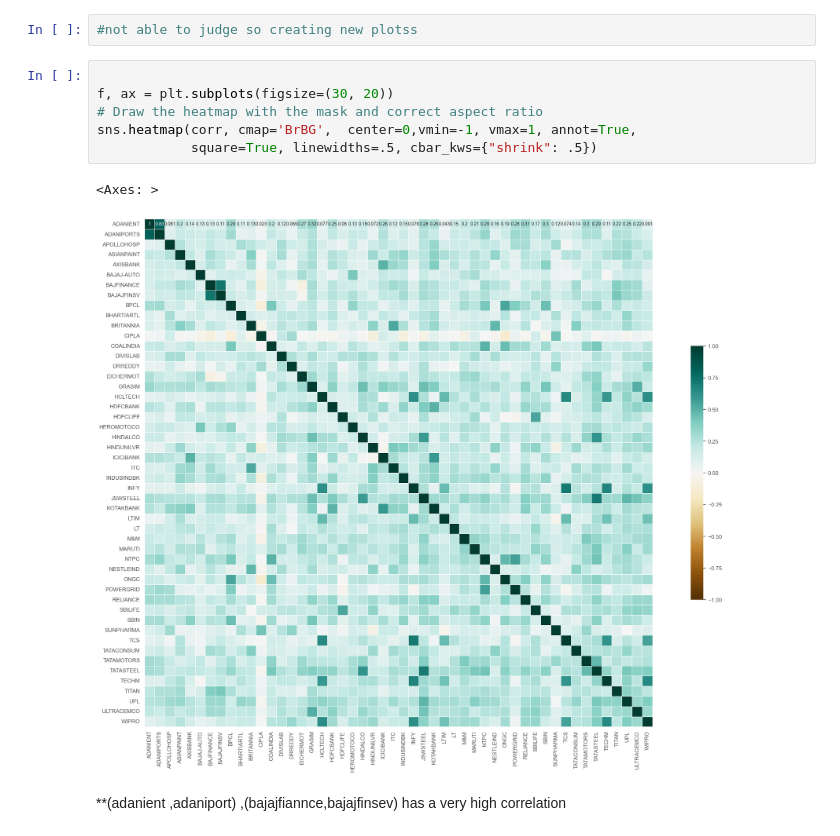
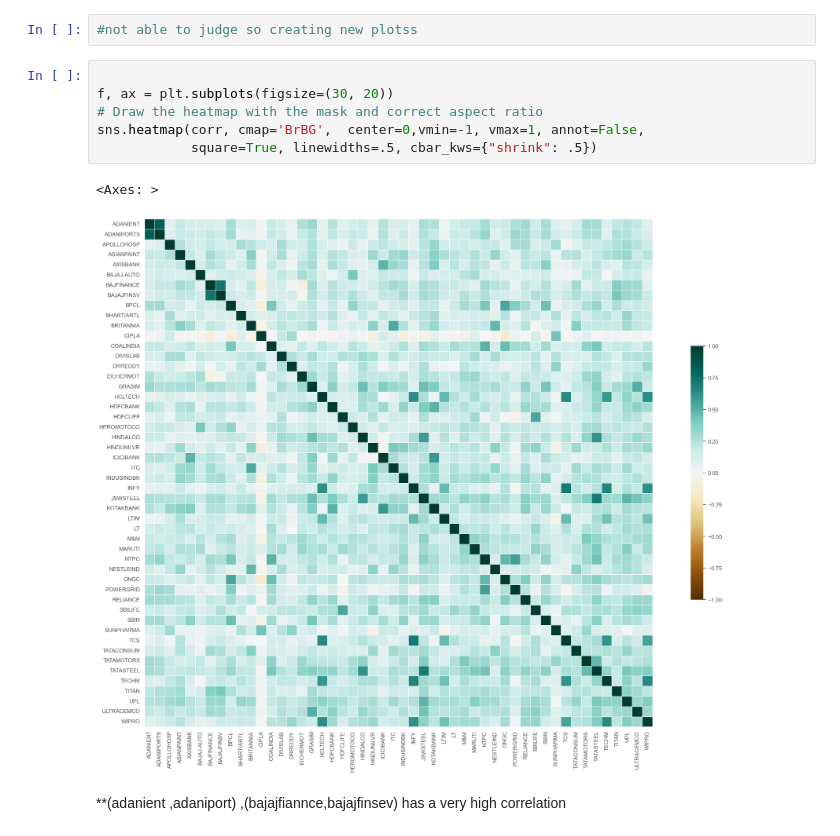
Before and after one commit to Ayush-sacri/Stock-Analysis, a Jupyter notebook: Stock-Analysis.ipynb, the cells around one changed output. Cells and saved outputs as stored; diff of their text form.

```diff
--- a/Stock-Analysis.ipynb
+++ b/Stock-Analysis.ipynb
@@ -175,12 +175,12 @@ sns.heatmap(corr)
 # %%
 
 f, ax = plt.subplots(figsize=(30, 20))
 # Draw the heatmap with the mask and correct aspect ratio
-sns.heatmap(corr, cmap='BrBG',  center=0,vmin=-1, vmax=1, annot=True,
+sns.heatmap(corr, cmap='BrBG',  center=0,vmin=-1, vmax=1, annot=False,
             square=True, linewidths=.5, cbar_kws={"shrink": .5})
 # %% [output]
 <Axes: >
-[figure, old version]
+[figure, new version]
 # %% [markdown]
 **(adanient ,adaniport) ,(bajajfiannce,bajajfinsev) has a very high correlation
 # %% [markdown]
```
Also changed, not shown: parts of 2 cells of this notebook.
